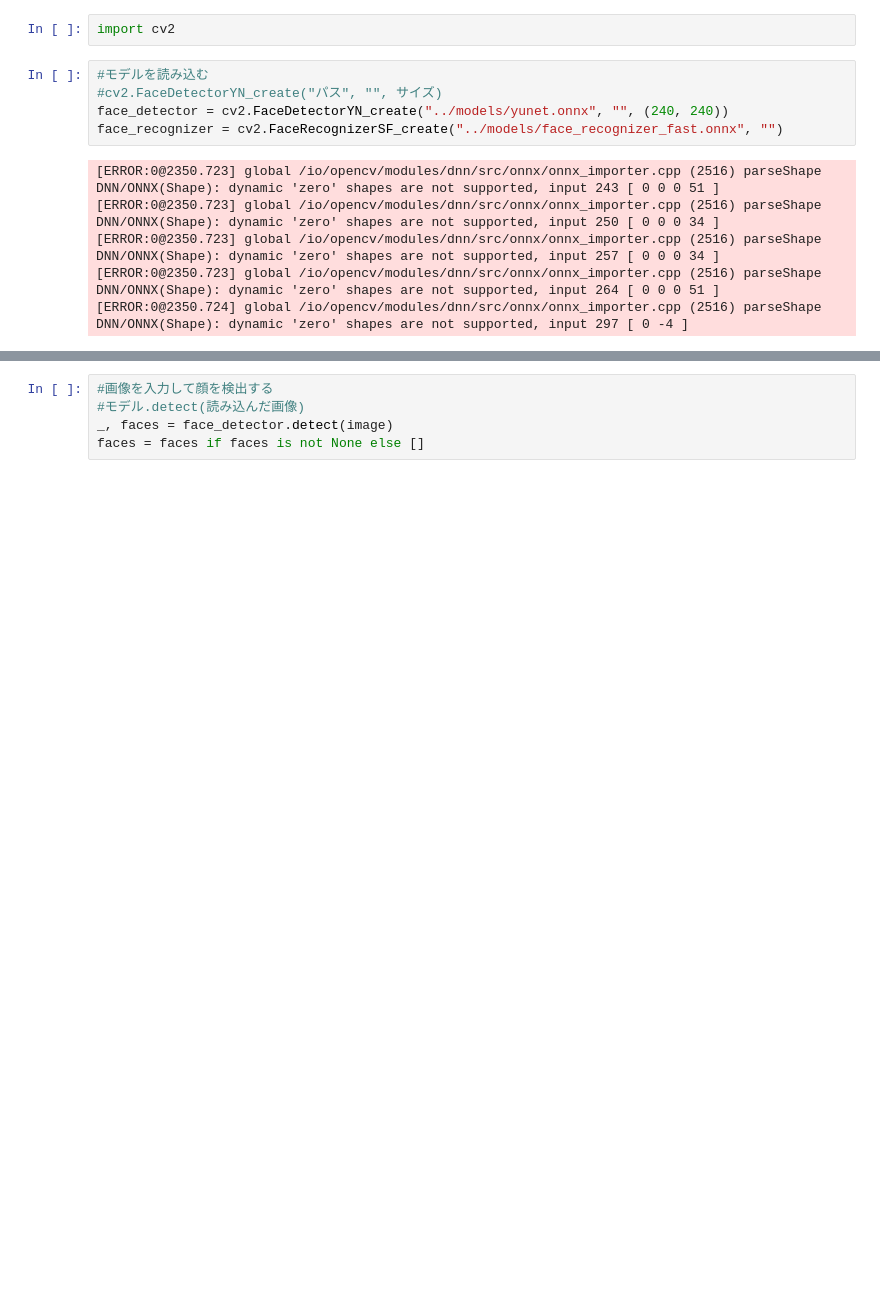
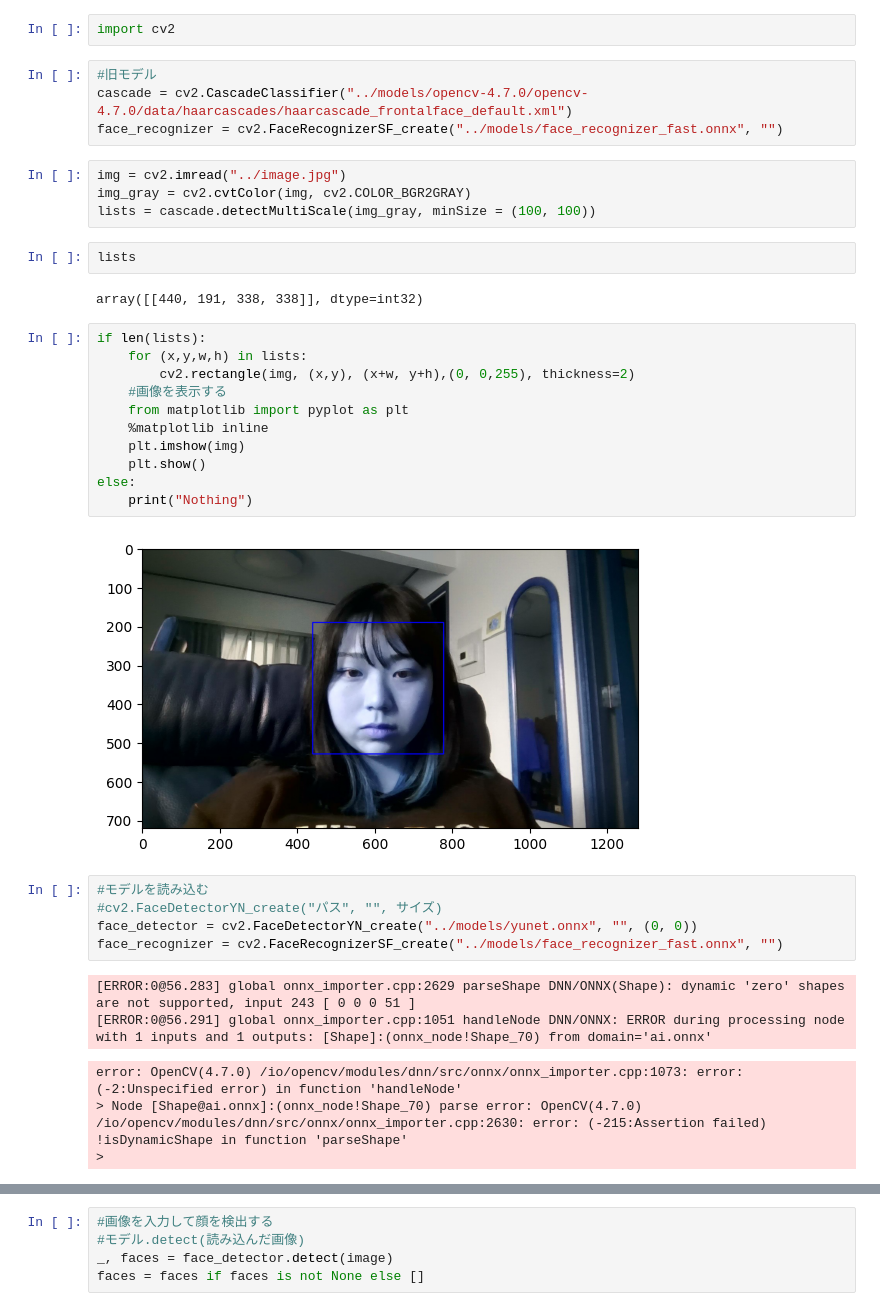
Before and after one commit to yuuuukinkym/frsendmail, a Jupyter notebook: notebook/face_save.ipynb, the cells around one changed output, grey strips where cells are left out. Saved outputs shown, nothing was run; the diff lists cells and outputs as text; blank space fills up the shorter version.

Commit message:
Use haarcascade_frontaldefault.xml

```diff
--- a/notebook/face_save.ipynb
+++ b/notebook/face_save.ipynb
@@ -1,16 +1,41 @@
 # %%
 import cv2
+# %%
+#旧モデル
+cascade = cv2.CascadeClassifier("../models/opencv-4.7.0/opencv-4.7.0/data/haarcascades/haarcascade_frontalface_default.xml")
+face_recognizer = cv2.FaceRecognizerSF_create("../models/face_recognizer_fast.onnx", "")
+# %%
+img = cv2.imread("../image.jpg")
+img_gray = cv2.cvtColor(img, cv2.COLOR_BGR2GRAY)
+lists = cascade.detectMultiScale(img_gray, minSize = (100, 100))
+# %%
+lists
+# %% [output]
+array([[440, 191, 338, 338]], dtype=int32)
+# %%
+if len(lists):
+    for (x,y,w,h) in lists:
+        cv2.rectangle(img, (x,y), (x+w, y+h),(0, 0,255), thickness=2)
+    #画像を表示する
+    from matplotlib import pyplot as plt
+    %matplotlib inline
+    plt.imshow(img)
+    plt.show()
+else:
+    print("Nothing")
+# %% [output]
+[figure, added]
 # %%
 #モデルを読み込む
 #cv2.FaceDetectorYN_create("パス", "", サイズ)
-face_detector = cv2.FaceDetectorYN_create("../models/yunet.onnx", "", (240, 240))
+face_detector = cv2.FaceDetectorYN_create("../models/yunet.onnx", "", (0, 0))
 face_recognizer = cv2.FaceRecognizerSF_create("../models/face_recognizer_fast.onnx", "")
 # %% [output]
-[ERROR:0@2350.723] global /io/opencv/modules/dnn/src/onnx/onnx_importer.cpp (2516) parseShape DNN/ONNX(Shape): dynamic 'zero' shapes are not supported, input 243 [ 0 0 0 51 ]
-[ERROR:0@2350.723] global /io/opencv/modules/dnn/src/onnx/onnx_importer.cpp (2516) parseShape DNN/ONNX(Shape): dynamic 'zero' shapes are not supported, input 250 [ 0 0 0 34 ]
-[ERROR:0@2350.723] global /io/opencv/modules/dnn/src/onnx/onnx_importer.cpp (2516) parseShape DNN/ONNX(Shape): dynamic 'zero' shapes are not supported, input 257 [ 0 0 0 34 ]
-[ERROR:0@2350.723] global /io/opencv/modules/dnn/src/onnx/onnx_importer.cpp (2516) parseShape DNN/ONNX(Shape): dynamic 'zero' shapes are not supported, input 264 [ 0 0 0 51 ]
-[ERROR:0@2350.724] global /io/opencv/modules/dnn/src/onnx/onnx_importer.cpp (2516) parseShape DNN/ONNX(Shape): dynamic 'zero' shapes are not supported, input 297 [ 0 -4 ]
+[ERROR:0@56.283] global onnx_importer.cpp:2629 parseShape DNN/ONNX(Shape): dynamic 'zero' shapes are not supported, input 243 [ 0 0 0 51 ]
+[ERROR:0@56.291] global onnx_importer.cpp:1051 handleNode DNN/ONNX: ERROR during processing node with 1 inputs and 1 outputs: [Shape]:(onnx_node!Shape_70) from domain='ai.onnx'
+error: OpenCV(4.7.0) /io/opencv/modules/dnn/src/onnx/onnx_importer.cpp:1073: error: (-2:Unspecified error) in function 'handleNode'
+> Node [Shape@ai.onnx]:(onnx_node!Shape_70) parse error: OpenCV(4.7.0) /io/opencv/modules/dnn/src/onnx/onnx_importer.cpp:2630: error: (-215:Assertion failed) !isDynamicShape in function 'parseShape'
+>
 # %%
 #画像を入力する
 #cv2.imread(パス)画像を読み込む
```
Also changed, not shown: parts of 2 cells of this notebook.
